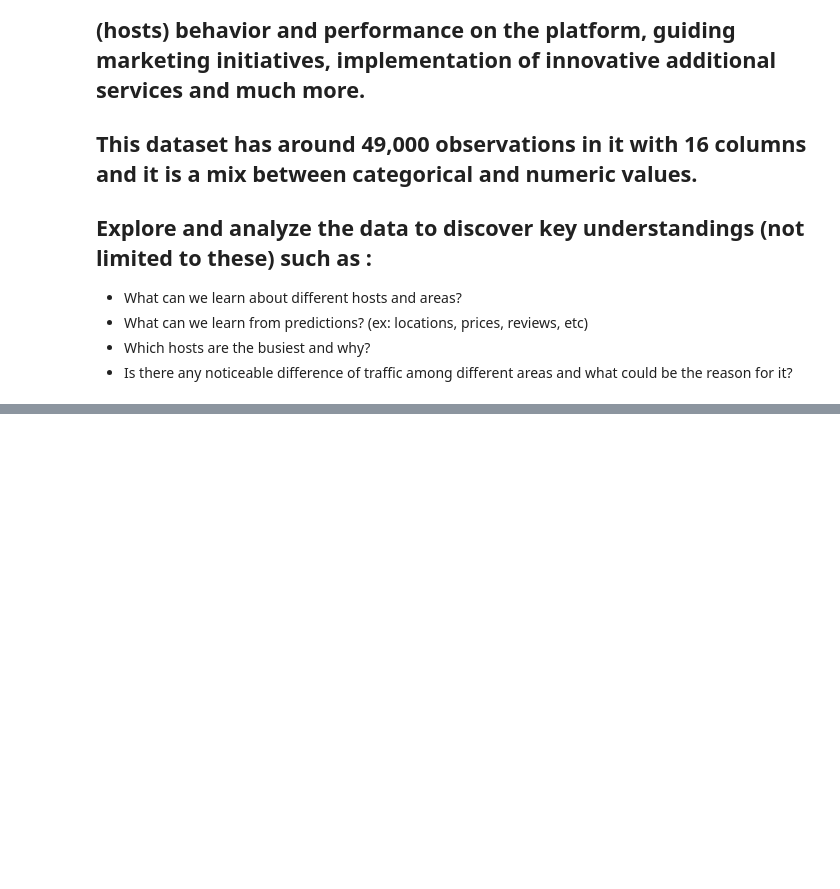
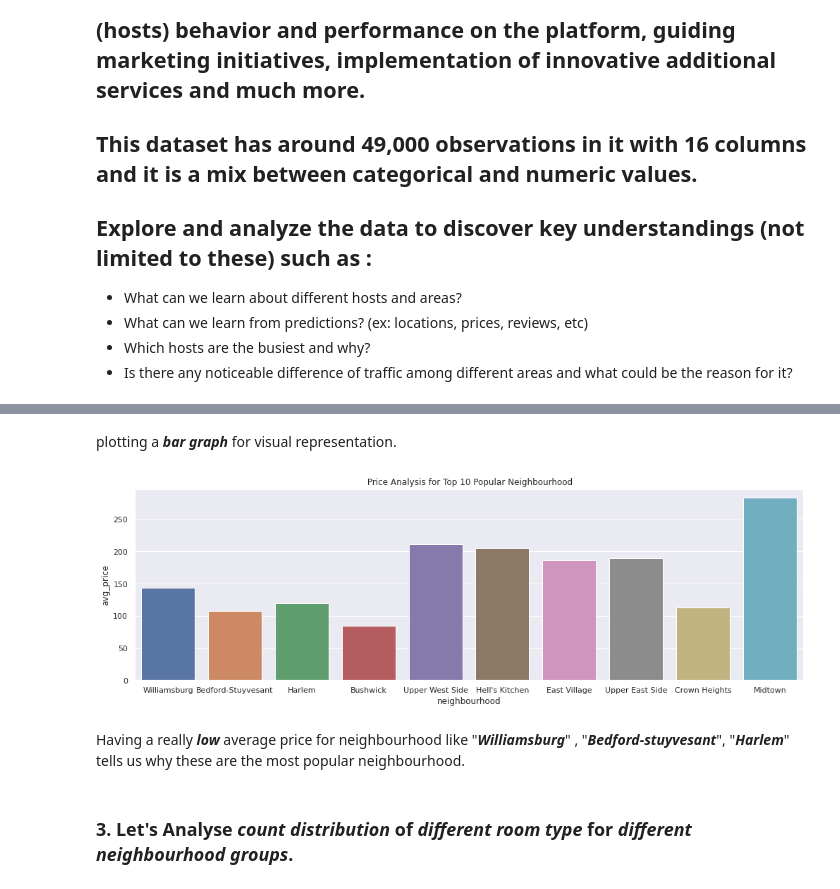
Before and after one commit to khannana/airbnb_EDA_project_1, a Jupyter notebook: Copy_of_Airbnb_Bookings_Analysis_Capstone_Project.ipynb, the cells around one changed output, grey strips where cells are left out. Saved outputs shown, nothing was run; the diff lists cells and outputs as text; code cells hidden in the pictures; blank space fills up the shorter version.

```diff
--- a/Copy_of_Airbnb_Bookings_Analysis_Capstone_Project.ipynb
+++ b/Copy_of_Airbnb_Bookings_Analysis_Capstone_Project.ipynb
@@ -457,0 +212,17 @@ airbnb_df = airbnb_df[airbnb_df["availability_365"] != 0]
+# %%
+### CALCULATING AVERAGE PRICE OF TOP 10 NEIGHBOOURS. (REFFERING ABOVE DATASET)
+
+# CREATING EMPTY LIST TO STORE VALUES IN.
+top_neighbourhood_list = list(neighbourhood_count_df["neighbourhood"])
+avg_neigh_list = []
+
+# HERE WE WILL SUBSET OUR MAIN DATAFRAME(airbnb_df) TO CALCULATE MEAN FOR EACH NEIGHBOURHOOD.
+for ele in top_neighbourhood_list:
+  subset = airbnb[airbnb["neighbourhood"]== ele]
+  mean = subset["price"].mean()
+  avg_neigh_list.append(mean)
+# %%
+### NOW THAT WE HAVE A LIST, ADD IT TO TOP "neighbourhood_count_df".
+
+neighbourhood_count_df["avg_price"] = avg_neigh_list
+neighbourhood_count_df
@@ -457,0 +241,16 @@ airbnb_df = airbnb_df[airbnb_df["availability_365"] != 0]
+# %% [markdown]
+plotting a ***bar graph*** for visual representation.
+# %%
+### SIMPLE BAR PLOT OF "nieghbourhood" VS "avg_price".
+
+sns.set(rc={'figure.figsize':(17,5)})
+x,y = neighbourhood_count_df["neighbourhood"],neighbourhood_count_df["avg_price"]
+sns.barplot(x,y)
+plt.title(" Price Analysis for Top 10 Popular Neighbourhood")
+plt.show()
+# %% [output]
+[figure, added]
+# %% [markdown]
+Having a really ***low*** average price for neighbourhood like "***Williamsburg***" , "***Bedford-stuyvesant***", "***Harlem***" tells us why these are the most popular neighbourhood.
+# %% [markdown]
+### 3. Let's Analyse ***count distribution*** of ***different room type*** for ***different neighbourhood groups***.
```
Also changed, not shown: parts of 142 cells of this notebook.
